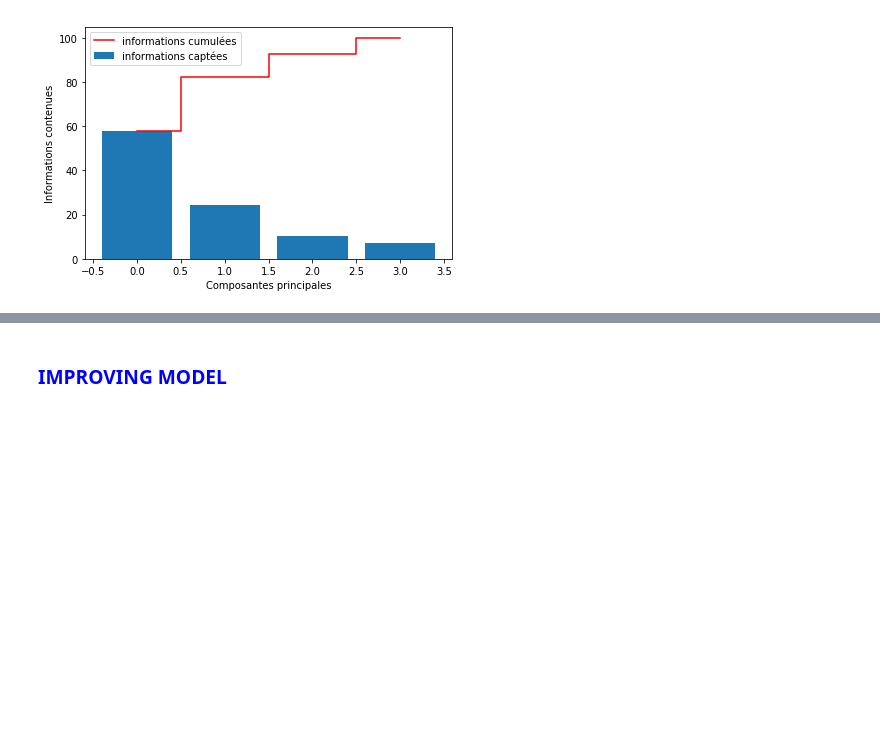
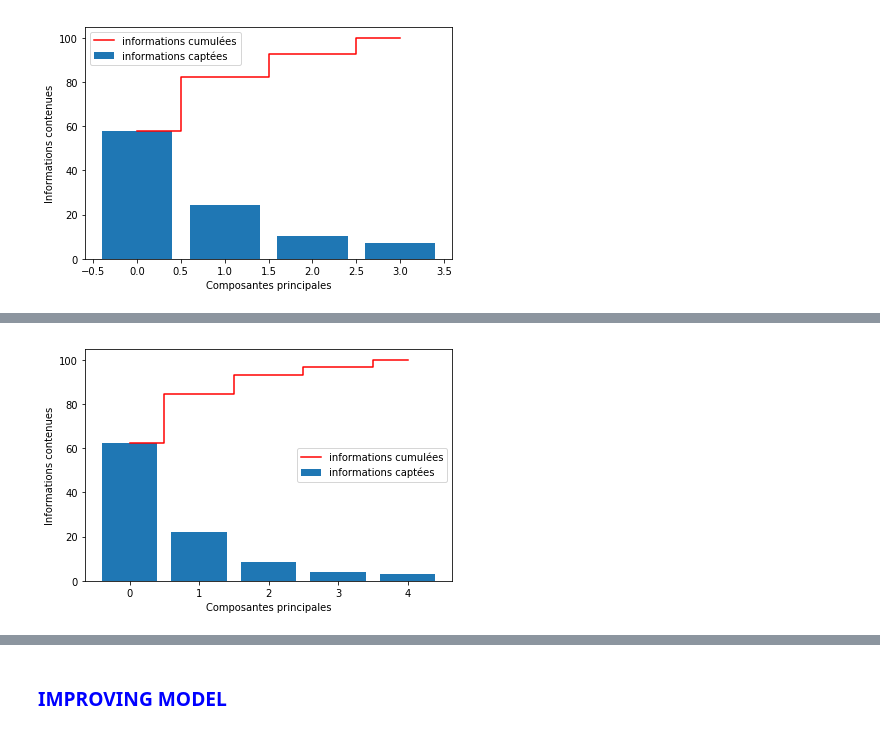
Before and after one commit to polopolopopo13/projet7, a Jupyter notebook: code_projet7.ipynb, the cells around one changed output, grey strips where cells are left out. Drawn from its saved outputs; the diff is of its cells as text; code cells hidden in the pictures; blank space fills up the shorter version.

```diff
--- a/code_projet7.ipynb
+++ b/code_projet7.ipynb
@@ -1981,21 +2009,20 @@ print('''Inertie respective des variables sur les principales composantes:\n''',
 # %%
-random_from_CR = scaler.fit_transform(random_from[['Log_child_income','Log_parents_income','IGEincome','GINI','Log_gdpppp']])
-random_from_CR = pd.DataFrame(random_from_CR, columns=['Log_child_income','Log_parents_income','IGEincome','GINI','Log_gdpppp'])
-random_from_CR.head()
-pca = PCA().fit(random_from_CR)
+pca = PCA().fit(random_from_CR[['log_child_income','log_parents_income','IGEincome','GINI','log_gdpppp']])
 PCs = pca.components_ #Principal axes in feature space, representing the directions of maximum variance in the data.
 PCe = pca.explained_variance_ratio_ #Percentage of variance explained by each of the selected variable.
 PCsv = pca.singular_values_
 PCn = pca.n_components_
 PCm = pca.mean_
 scree = pca.explained_variance_ratio_*100
 cum_scree = np.cumsum(scree)
 
 plt.bar(range(PCn),scree, alpha=1, align='center', label='informations captées')
 plt.step(range(PCn), cum_scree, where='mid', label='informations cumulées', color='red')
 plt.ylabel('Informations contenues')
 plt.xlabel('Composantes principales')
 plt.legend(loc='best')
-plt.savefig('./graphiques/éboulis.png', dpi=120)
+#plt.savefig('./graphiques/éboulis.png', dpi=120)
 plt.tight_layout()
+# %% [output]
+[figure, added]
 # %%
```
Also changed, not shown: parts of 72 cells of this notebook.
